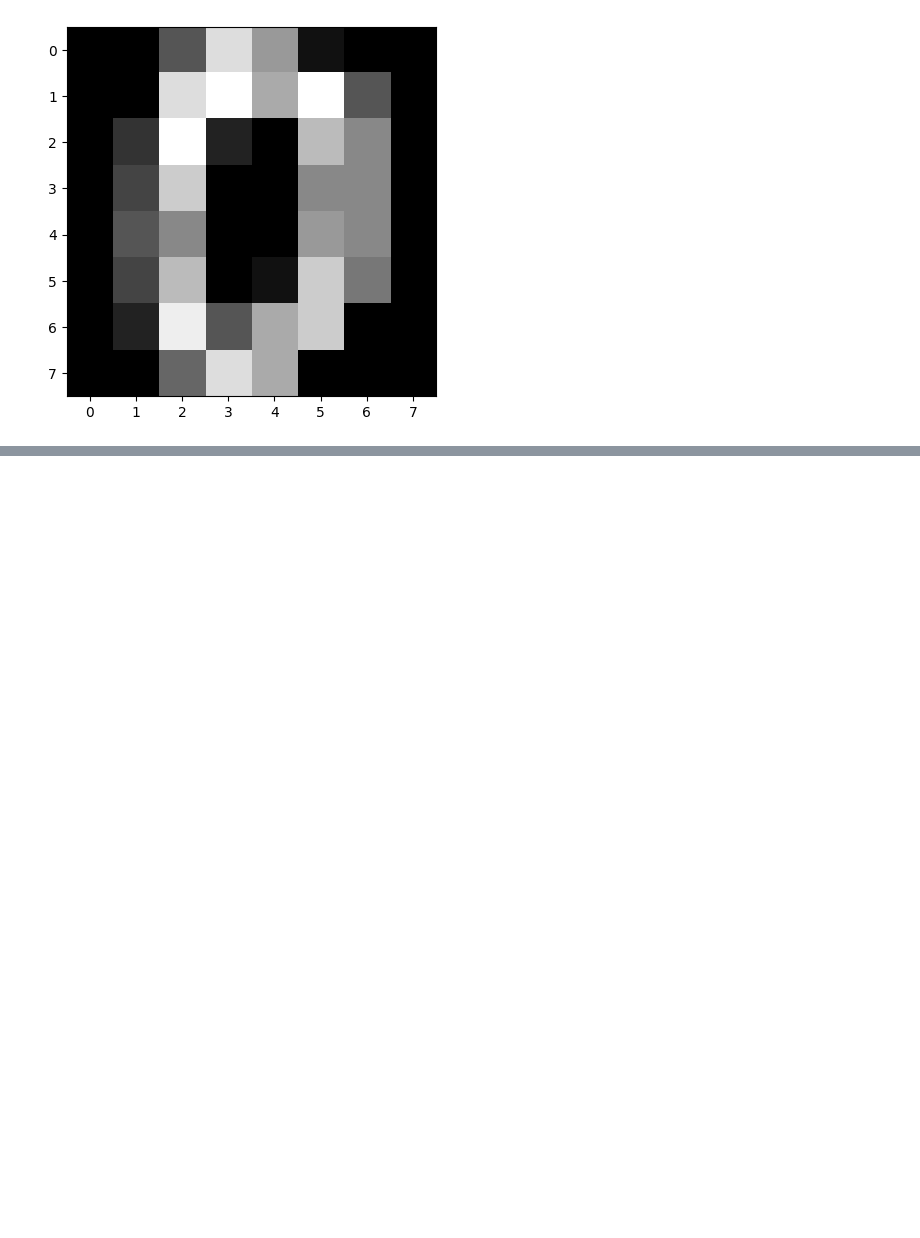
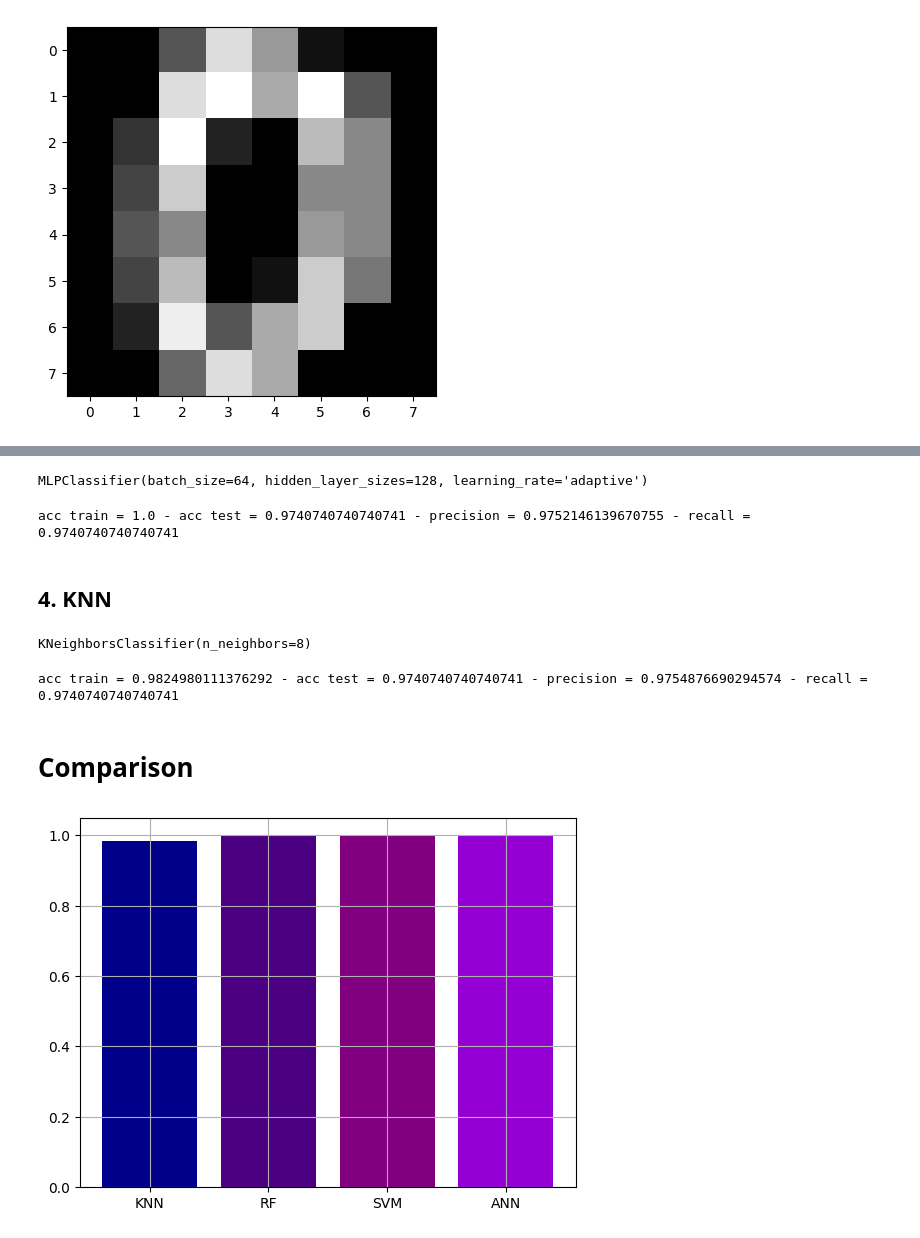
Before and after one commit to nadiaft72/ML-Projects, a Jupyter notebook: number_recognition.ipynb, the cells around one changed output, grey strips where cells are left out. Cells and saved outputs as stored; diff of their text form; code cells hidden in the pictures; blank space fills up the shorter version.

```diff
--- a/number_recognition.ipynb
+++ b/number_recognition.ipynb
@@ -65,0 +131,42 @@ X_test = scaler.transform(X_test)
+# %%
+from sklearn.neural_network import MLPClassifier
+
+ann = MLPClassifier(hidden_layer_sizes=128, batch_size=64, solver='adam', learning_rate='adaptive')
+ann.fit(X_train, y_train)
+# %% [output]
+MLPClassifier(batch_size=64, hidden_layer_sizes=128, learning_rate='adaptive')
+# %%
+y_pred_train = ann.predict(X_train)
+y_pred_test = ann.predict(X_test)
+
+acc_train_ann, acc_test_ann, p_ann, r_ann = calculate_metrics(y_train, y_test, y_pred_train, y_pred_test)
+# %% [output]
+acc train = 1.0 - acc test = 0.9740740740740741 - precision = 0.9752146139670755 - recall = 0.9740740740740741
+# %% [markdown]
+## 4. KNN
+# %%
+from sklearn.neighbors import KNeighborsClassifier
+
+knn = KNeighborsClassifier(n_neighbors=8)
+knn.fit(X_train, y_train)
+# %% [output]
+KNeighborsClassifier(n_neighbors=8)
+# %%
+y_pred_train = knn.predict(X_train)
+y_pred_test = knn.predict(X_test)
+
+acc_train_knn, acc_test_knn, p_knn, r_knn = calculate_metrics(y_train, y_test, y_pred_train, y_pred_test)
+# %% [output]
+acc train = 0.9824980111376292 - acc test = 0.9740740740740741 - precision = 0.9754876690294574 - recall = 0.9740740740740741
+# %% [markdown]
+# Comparison
+# %%
+import matplotlib.pyplot as plt
+acc_train = [acc_train_knn, acc_train_rf, acc_train_svm, acc_train_ann]
+title = ["KNN", "RF", "SVM", "ANN"]
+colors = ['darkblue', 'indigo', 'purple', 'darkviolet']
+plt.bar(title, acc_train, color=colors)
+plt.grid()
+plt.show()
+# %% [output]
+[figure, added]
```
Also changed, not shown: parts of 16 cells of this notebook.
